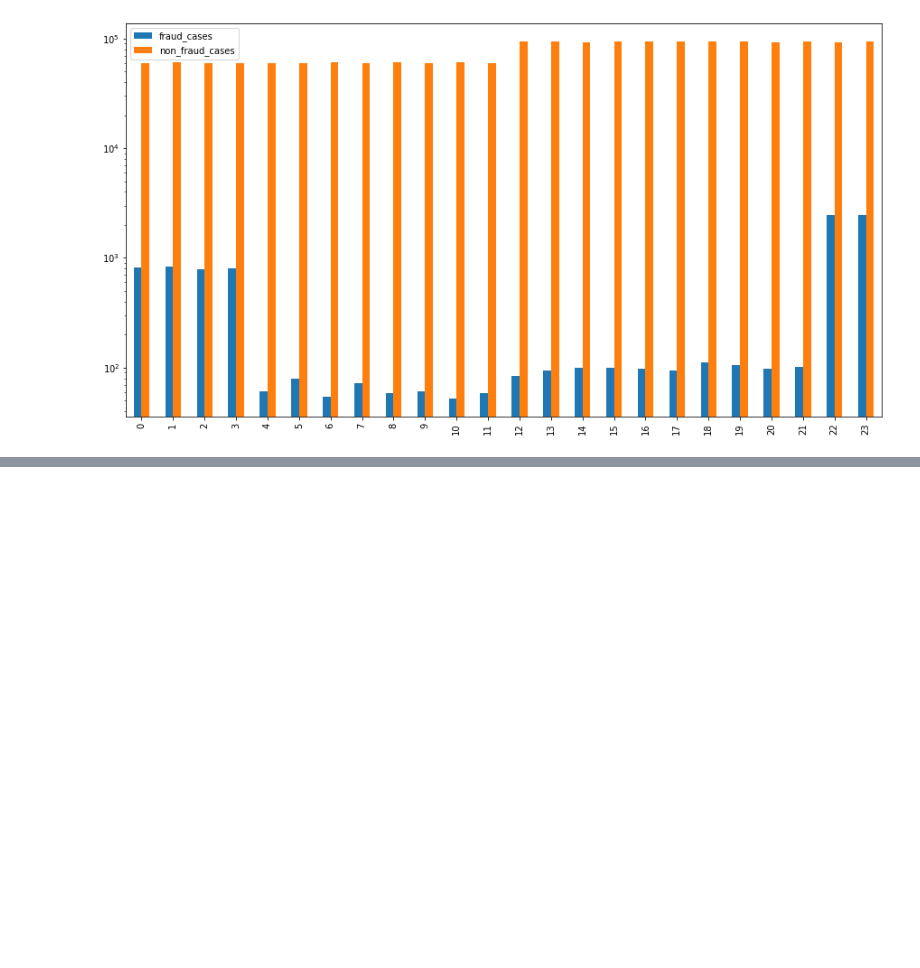
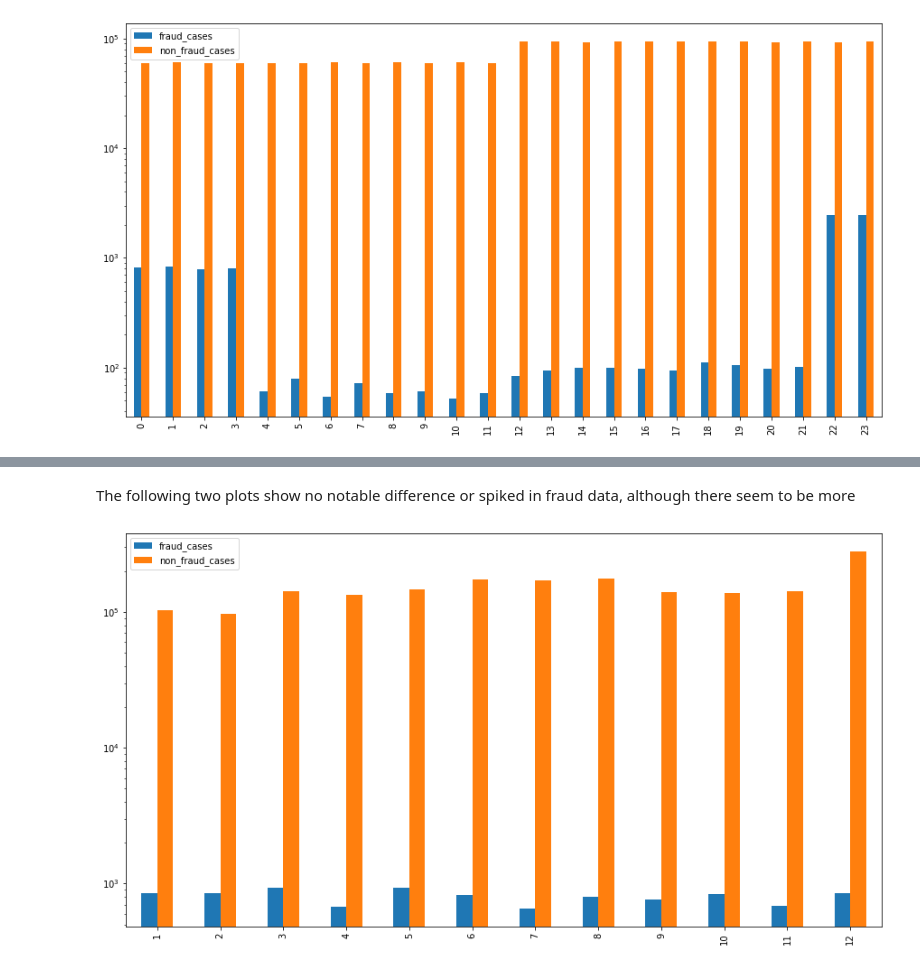
Before and after one commit to ditzlike/emlp_project, a Jupyter notebook: wip_notebook.ipynb, the cells around one changed output, grey strips where cells are left out. Drawn from its saved outputs; the diff is of its cells as text; code cells hidden in the pictures; blank space fills up the shorter version.

```diff
--- a/wip_notebook.ipynb
+++ b/wip_notebook.ipynb
@@ -207,0 +257,13 @@ fraud_df.head()
+# %% [markdown]
+The following two plots show no notable difference or spiked in fraud data, although there seem to be more
+# %%
+# TODO, fix this, idk, https://stackoverflow.com/questions/48129222/matplotlib-make-plots-in-functions-and-then-add-each-to-a-single-subplot-figure
+#plt.figure(figsize = (23,8))
+#plt.subplot(121)
+plot_double_bar(fraud_df, non_fraud_df, 'month')
+#plt.subplot(122)
+#plot_double_bar(fraud_df, non_fraud_df, 'year')
+#plt.show()
+#plt.close('all')
+# %% [output]
+[figure, added]
```
Also changed, not shown: parts of 22 cells of this notebook.
